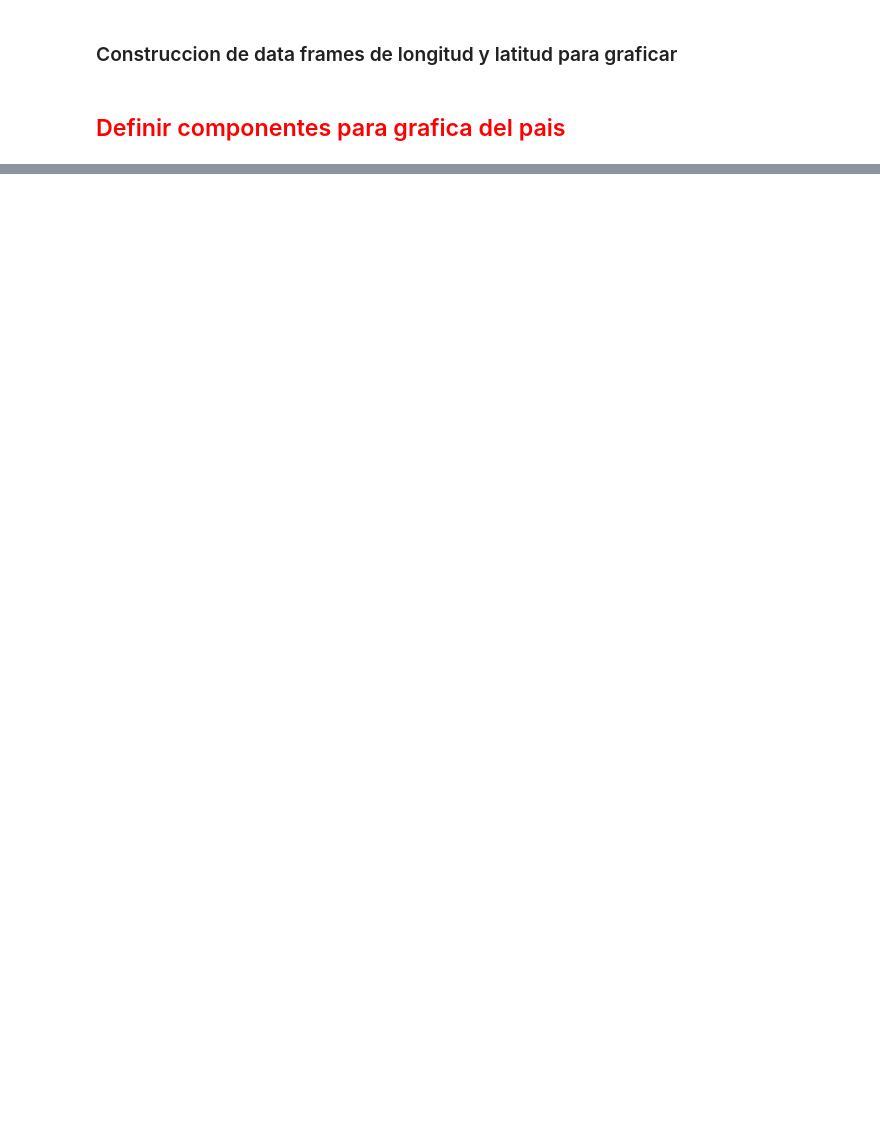
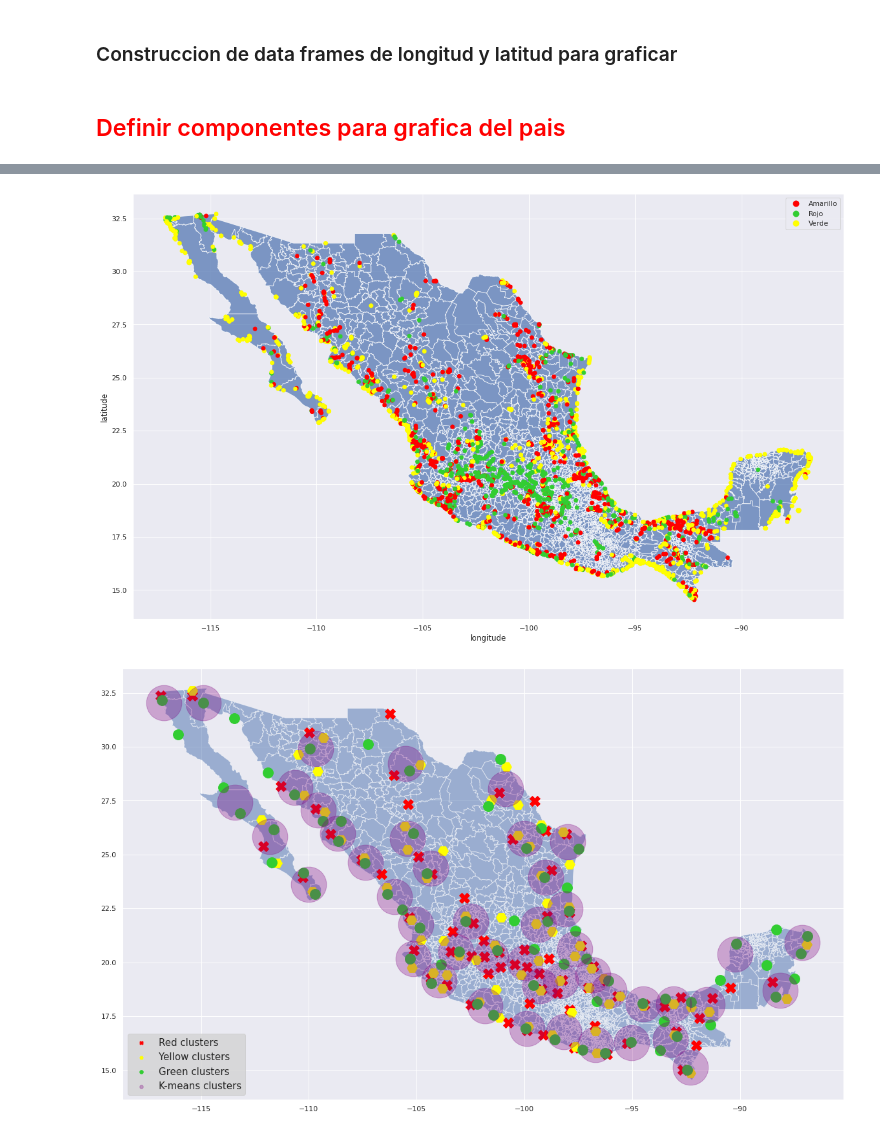
Before and after one commit to PosgradoMNA/actividades-de-aprendizaje-dsercam, a Jupyter notebook: RetoFinal/RetoFinal_Avance1.ipynb, the cells around one changed output, grey strips where cells are left out. Saved outputs shown, nothing was run; the diff lists cells and outputs as text; code cells hidden in the pictures; blank space fills up the shorter version.

```diff
--- a/RetoFinal/RetoFinal_Avance1.ipynb
+++ b/RetoFinal/RetoFinal_Avance1.ipynb
@@ -583,0 +682,5 @@ graphSilhouetteScoreInRange(5,50,superficialesLatLon[['LATITUD','LONGITUD']])
+# %%
+graphCuerposDeAgua(45, 3000, 70, 70, 70, superficialesLatLon)
+# %% [output]
+[figure, added]
+[figure, added]
```
Also changed, not shown: parts of 50 cells of this notebook.
